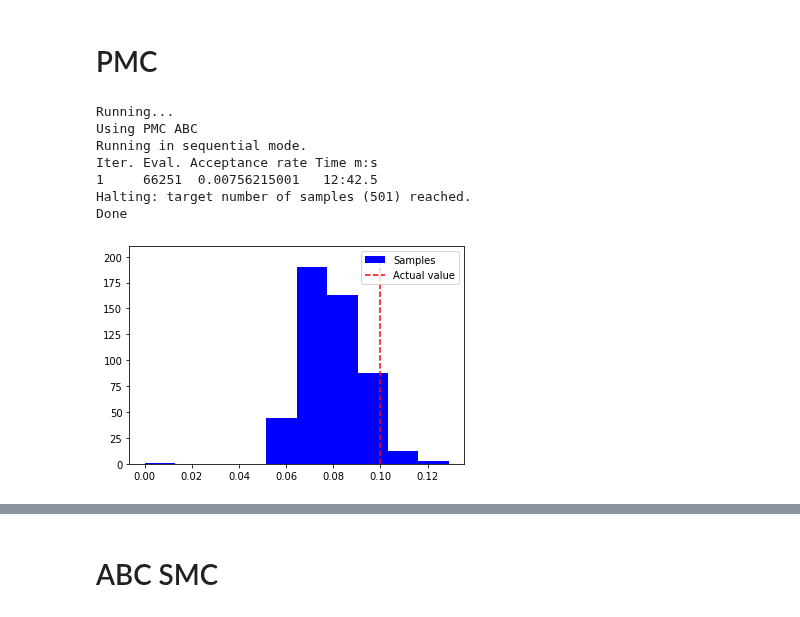
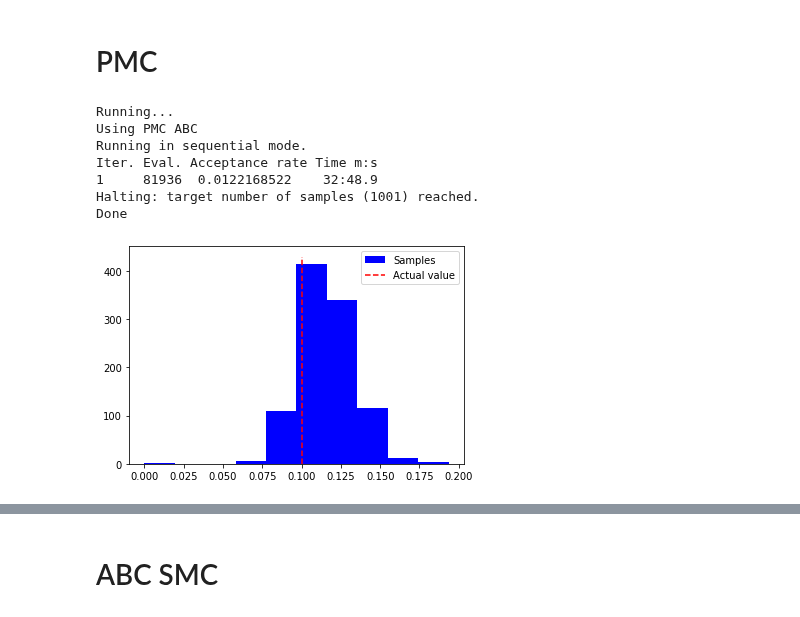
Before and after one commit to pints-team/pints, a Jupyter notebook: logistic.ipynb, the cells around one changed output, grey strips where cells are left out. Cells and saved outputs as stored; diff of their text form; code cells hidden in the pictures.

```diff
--- a/logistic.ipynb
+++ b/logistic.ipynb
@@ -88,11 +88,11 @@ np.random.seed(3)
 abc = pints.ABCController(error_measure, log_prior, method=pints.ABCPMC)
 
 # set the threshold
-abc.sampler().set_threshold(35)
+abc.sampler().set_threshold(40)
 
 # set target number of samples
 # try this
-abc.set_n_samples(500)
+abc.set_n_samples(1000)
 
 # setting the number of generations
 abc.sampler().set_n_generations(10)
@@ -111,16 +111,16 @@ Running...
 Using PMC ABC
 Running in sequential mode.
 Iter. Eval. Acceptance rate Time m:s
-1     66251  0.00756215001   12:42.5
-Halting: target number of samples (501) reached.
+1     81936  0.0122168522    32:48.9
+Halting: target number of samples (1001) reached.
 Done
 # %%
 plt.hist(samples[:,0], color="blue", label="Samples")
-plt.vlines(x=0.1, linestyles='dashed', ymin=0, ymax=200, label="Actual value", color="red")
+plt.vlines(x=0.1, linestyles='dashed', ymin=0, ymax=430, label="Actual value", color="red")
 # plt.plot(thetas, true_prob, label="posterior")
 plt.legend()
 plt.show()
 # %% [output]
-[figure, old version]
+[figure, new version]
 # %%
 plt.hist(samples[:,1], color="blue", label="Samples")
```
Also changed, not shown: parts of 2 cells of this notebook.
